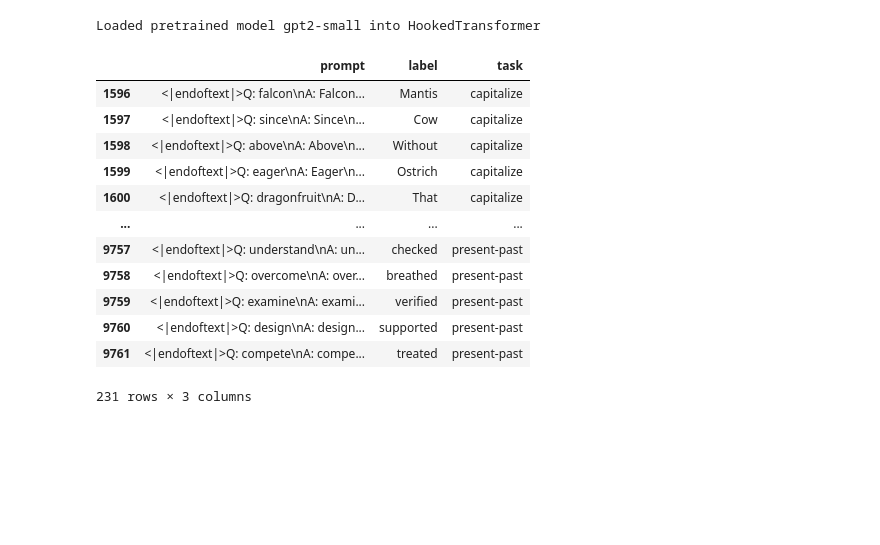
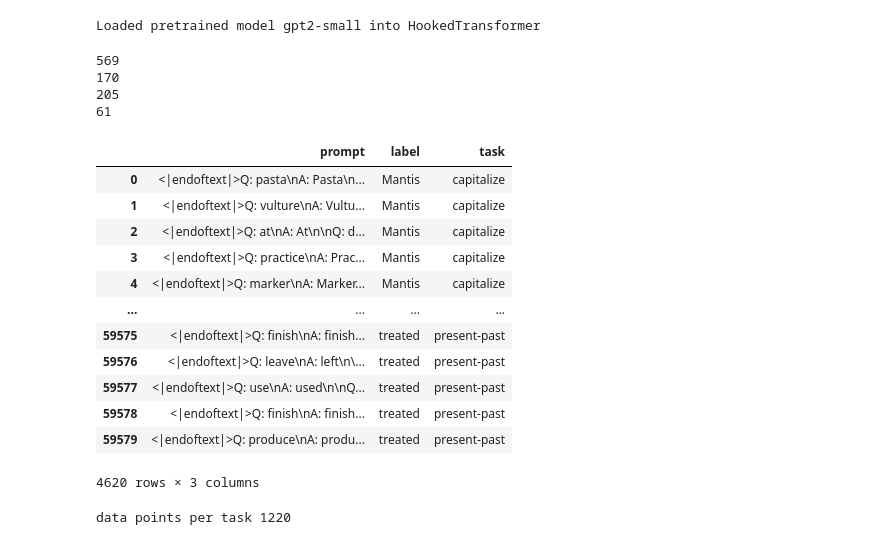
Before and after one commit to maxtli/taskdiscovery, a Jupyter notebook: mean_abelation_ICL.ipynb, the cells around one changed output. Cells and saved outputs as stored; diff of their text form; code cells hidden in the pictures; blank space fills up the shorter version.

```diff
--- a/mean_abelation_ICL.ipynb
+++ b/mean_abelation_ICL.ipynb
@@ -55,36 +44,64 @@ Loaded pretrained model gpt2-small into HookedTransformer
 # %%
 d = {"prompt":[], "label": [], "task" : []}
 for task in os.listdir("function_vectors_data/abstractive"):
     task = task.replace(".json", "")
     dataset = load_ICL_dataset(task)
 
+    if task == 'present-past' or task == 'capitalize':
+        print(len(dataset['train']))
+        print(len(dataset['test']))
+
     for test_pair in dataset['test']:
-        choices = random.choices(dataset['train'],k=5)
-        word_pairs = {"input": [x["input"] for x in choices],
-                    "output": [x["output"] for x in choices]}
-        prompt_data = word_pairs_to_prompt_data(word_pairs, query_target_pair=test_pair, prepend_bos_token=True)
-        sentence = create_prompt(prompt_data)
-        d["prompt"].append(sentence)
-        d["label"].append(test_pair["output"])
-        d["task"].append(task)
+        for i in range(20):
+            choices = random.choices(dataset['train'],k=5)
+            word_pairs = {"input": [x["input"] for x in choices],
+                        "output": [x["output"] for x in choices]}
+            prompt_data = word_pairs_to_prompt_data(word_pairs, query_target_pair=test_pair, prepend_bos_token=True)
+            sentence = create_prompt(prompt_data)
+            d["prompt"].append(sentence)
+            d["label"].append(test_pair["output"])
+            d["task"].append(task)
 
 df = pd.DataFrame(d)
 df_subset = df[df["task"].isin(["present-past", "capitalize"])]
 df_subset
 # %% [output]
+569
+170
+205
+61
 |  | prompt | label | task |
-| 1596 | <|endoftext|>Q: falcon\nA: Falcon... | Mantis | capitalize |
-| 1597 | <|endoftext|>Q: since\nA: Since\n... | Cow | capitalize |
-| 1598 | <|endoftext|>Q: above\nA: Above\n... | Without | capitalize |
-| 1599 | <|endoftext|>Q: eager\nA: Eager\n... | Ostrich | capitalize |
-| 1600 | <|endoftext|>Q: dragonfruit\nA: D... | That | capitalize |
+| 0 | <|endoftext|>Q: pasta\nA: Pasta\n... | Mantis | capitalize |
+| 1 | <|endoftext|>Q: vulture\nA: Vultu... | Mantis | capitalize |
+| 2 | <|endoftext|>Q: at\nA: At\n\nQ: d... | Mantis | capitalize |
+| 3 | <|endoftext|>Q: practice\nA: Prac... | Mantis | capitalize |
+| 4 | <|endoftext|>Q: marker\nA: Marker... | Mantis | capitalize |
 | ... | ... | ... | ... |
-| 9757 | <|endoftext|>Q: understand\nA: un... | checked | present-past |
-| 9758 | <|endoftext|>Q: overcome\nA: over... | breathed | present-past |
-| 9759 | <|endoftext|>Q: examine\nA: exami... | verified | present-past |
-| 9760 | <|endoftext|>Q: design\nA: design... | supported | present-past |
-| 9761 | <|endoftext|>Q: compete\nA: compe... | treated | present-past |
+| 59575 | <|endoftext|>Q: finish\nA: finish... | treated | present-past |
+| 59576 | <|endoftext|>Q: leave\nA: left\n\... | treated | present-past |
+| 59577 | <|endoftext|>Q: use\nA: used\n\nQ... | treated | present-past |
+| 59578 | <|endoftext|>Q: finish\nA: finish... | treated | present-past |
+| 59579 | <|endoftext|>Q: produce\nA: produ... | treated | present-past |
-231 rows × 3 columns
+4620 rows × 3 columns
+# %%
+included_tasks = ['present-past', 'capitalize']
+
+min_len = 10000
+for task in included_tasks:
+    task_set = df[df["task"] == task]
+    if len(task_set) < min_len:
+        min_len = len(task_set)
+
+print("data points per task", min_len)
+
+task_dfs = []
+for task in included_tasks:
+    task_set = df[df["task"] == task].copy().reset_index()
+    task_dfs.append(task_set.iloc[np.random.choice(len(task_set), min_len)])
+
+df_subset = pd.concat(task_dfs)
+# %% [output]
+data points per task 1220
 # %%
 df.task.unique()
 # %% [output]
```
Also changed, not shown: parts of 44 cells of this notebook.
